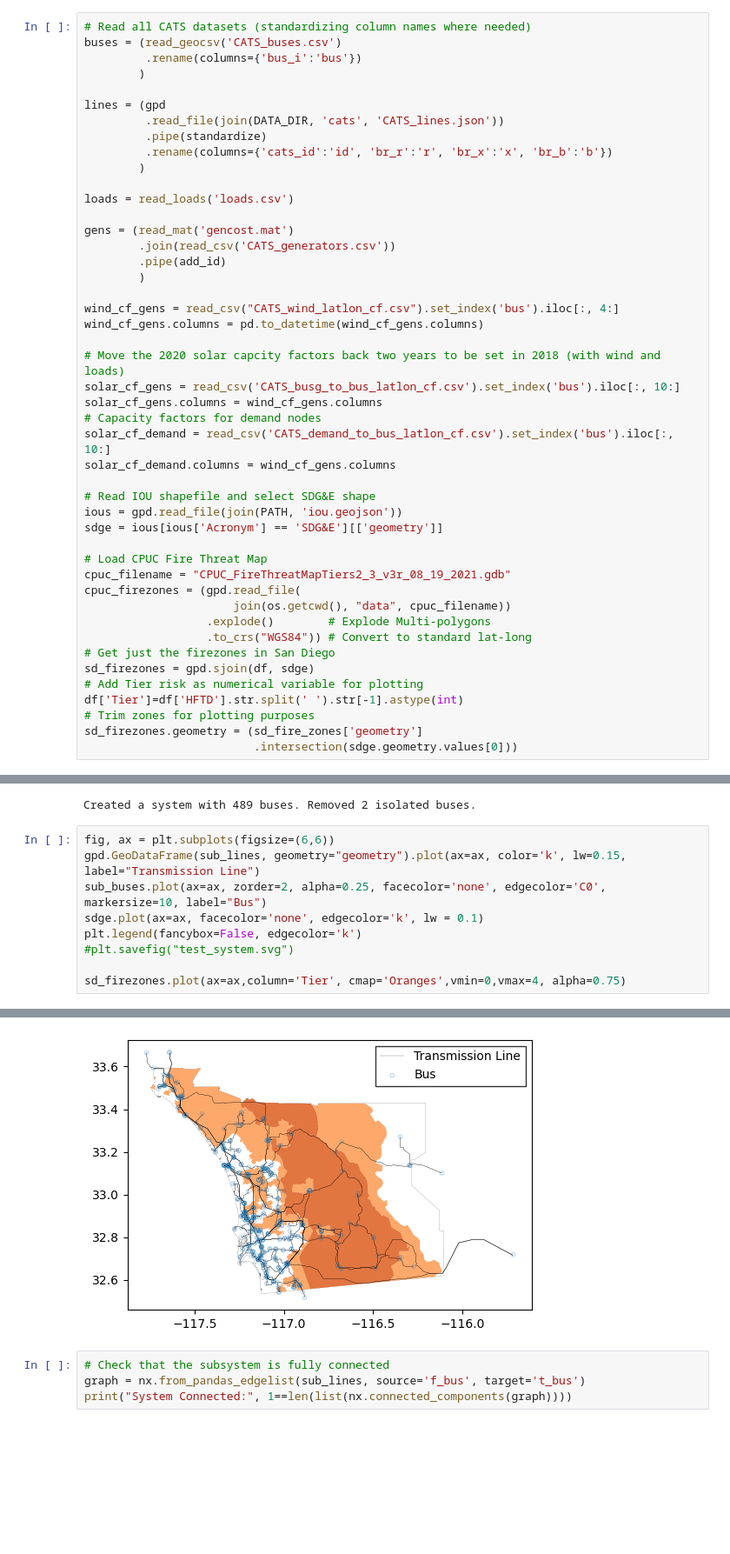
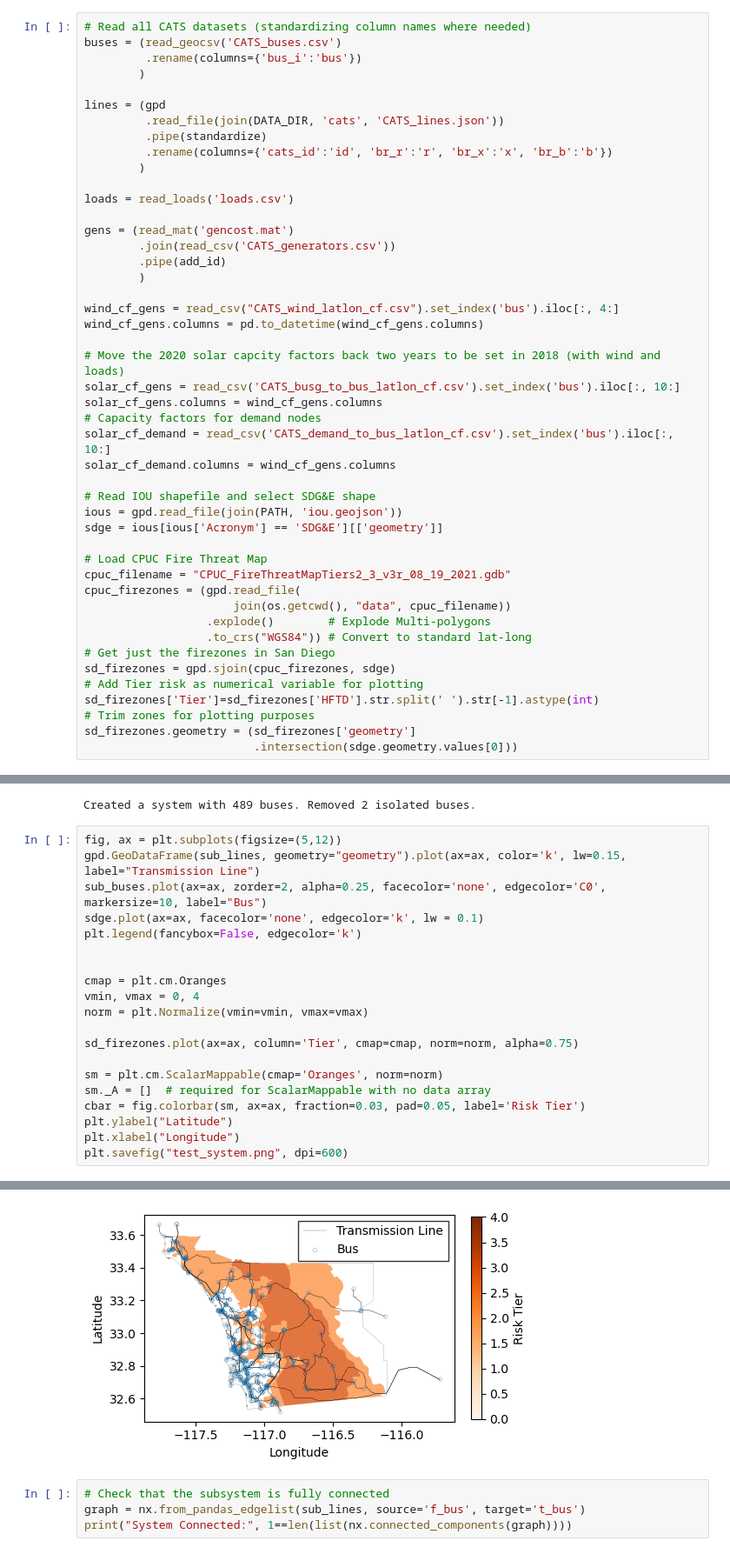
Before and after one commit to asedlak-ucsd/MAE243-Project, a Jupyter notebook: models/san_diego_system/preprocessing/run_preprocessing.ipynb, the cells around one changed output, grey strips where cells are left out. Shown at 87% size. Cells and saved outputs as stored; diff of their text form; blank space fills up the shorter version.

```diff
--- a/models/san_diego_system/preprocessing/run_preprocessing.ipynb
+++ b/models/san_diego_system/preprocessing/run_preprocessing.ipynb
@@ -62,11 +62,11 @@ cpuc_firezones = (gpd.read_file(
                   .explode()        # Explode Multi-polygons
                   .to_crs("WGS84")) # Convert to standard lat-long
 # Get just the firezones in San Diego
-sd_firezones = gpd.sjoin(df, sdge)
+sd_firezones = gpd.sjoin(cpuc_firezones, sdge)
 # Add Tier risk as numerical variable for plotting
-df['Tier']=df['HFTD'].str.split(' ').str[-1].astype(int)
+sd_firezones['Tier']=sd_firezones['HFTD'].str.split(' ').str[-1].astype(int)
 # Trim zones for plotting purposes
-sd_firezones.geometry = (sd_fire_zones['geometry']
+sd_firezones.geometry = (sd_firezones['geometry']
                          .intersection(sdge.geometry.values[0]))
 # %%
 # Create a sub-system of lines, buses, and gens
@@ -75,12 +75,23 @@ sub_lines, sub_buses, sub_gens, sub_cf = subset_system(sdge, lines, buses, gens,
 # %% [output]
 Created a system with 489 buses. Removed 2 isolated buses.
 # %%
-fig, ax = plt.subplots(figsize=(6,6))
+fig, ax = plt.subplots(figsize=(5,12))
 gpd.GeoDataFrame(sub_lines, geometry="geometry").plot(ax=ax, color='k', lw=0.15, label="Transmission Line")
 sub_buses.plot(ax=ax, zorder=2, alpha=0.25, facecolor='none', edgecolor='C0',  markersize=10, label="Bus")
 sdge.plot(ax=ax, facecolor='none', edgecolor='k', lw = 0.1)
 plt.legend(fancybox=False, edgecolor='k')
-#plt.savefig("test_system.svg")
 
-sd_firezones.plot(ax=ax,column='Tier', cmap='Oranges',vmin=0,vmax=4, alpha=0.75)
+
+cmap = plt.cm.Oranges
+vmin, vmax = 0, 4
+norm = plt.Normalize(vmin=vmin, vmax=vmax)
+
+sd_firezones.plot(ax=ax, column='Tier', cmap=cmap, norm=norm, alpha=0.75)
+
+sm = plt.cm.ScalarMappable(cmap='Oranges', norm=norm)
+sm._A = []  # required for ScalarMappable with no data array
+cbar = fig.colorbar(sm, ax=ax, fraction=0.03, pad=0.05, label='Risk Tier')
+plt.ylabel("Latitude")
+plt.xlabel("Longitude")
+plt.savefig("test_system.png", dpi=600)
 # %% [output]
@@ -88,4 +98,4 @@ sd_firezones.plot(ax=ax,column='Tier', cmap='Oranges',vmin=0,vmax=4, alpha=0.75)
-[figure, old version]
+[figure, new version]
 # %%
 # Check that the subsystem is fully connected
 graph = nx.from_pandas_edgelist(sub_lines, source='f_bus', target='t_bus')
```
Also changed, not shown: parts of 4 cells of this notebook, 4 other files.
